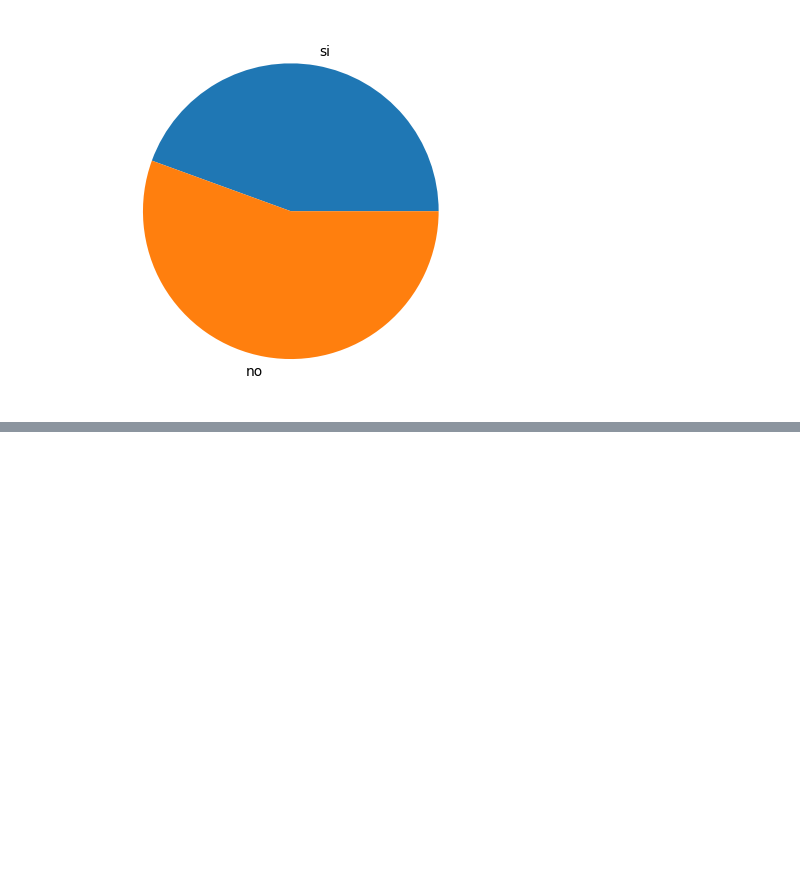
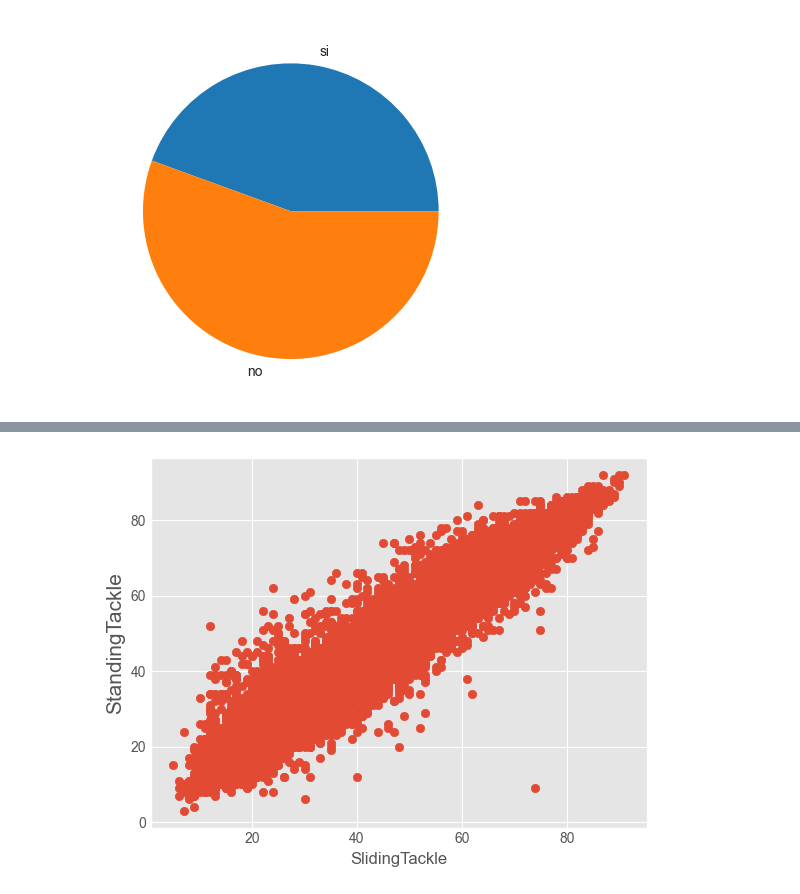
Before and after one commit to MaxWell-73/Data-Analysis, a Jupyter notebook: Python_Libraries/Matplotlib-Seaborn/Matplotlib_Seaborn.ipynb, the cells around one changed output, grey strips where cells are left out. Cells and saved outputs as stored; diff of their text form; code cells hidden in the pictures; blank space fills up the shorter version.

```diff
--- a/Python_Libraries/Matplotlib-Seaborn/Matplotlib_Seaborn.ipynb
+++ b/Python_Libraries/Matplotlib-Seaborn/Matplotlib_Seaborn.ipynb
@@ -115,0 +136,7 @@ plt.show()
+# %%
+with plt.style.context('ggplot'):
+     plt.scatter(x, y)
+     plt.xlabel('SlidingTackle')
+     plt.ylabel('StandingTackle', fontsize=15)
+# %% [output]
+[figure, added]
```
Also changed, not shown: parts of 12 cells of this notebook, 24 other files.
